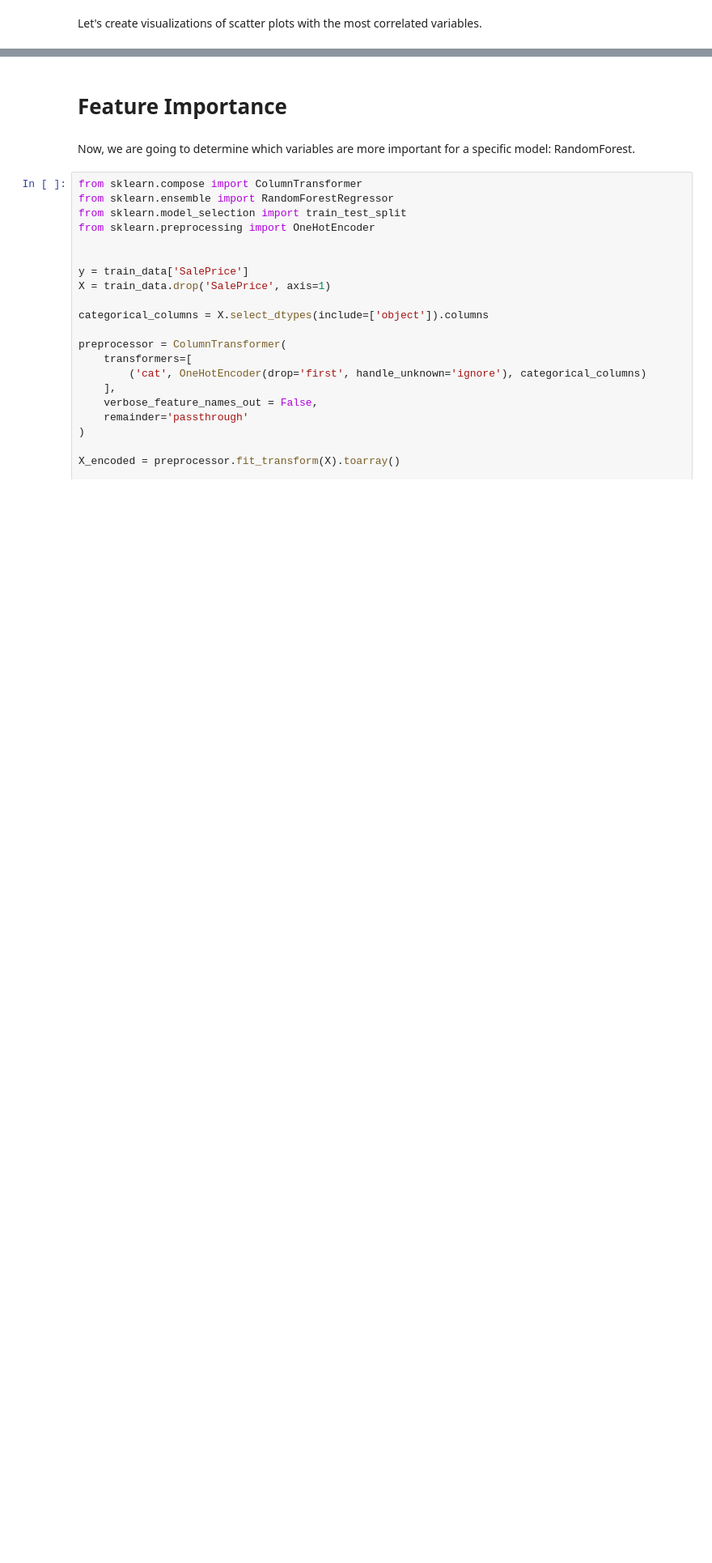
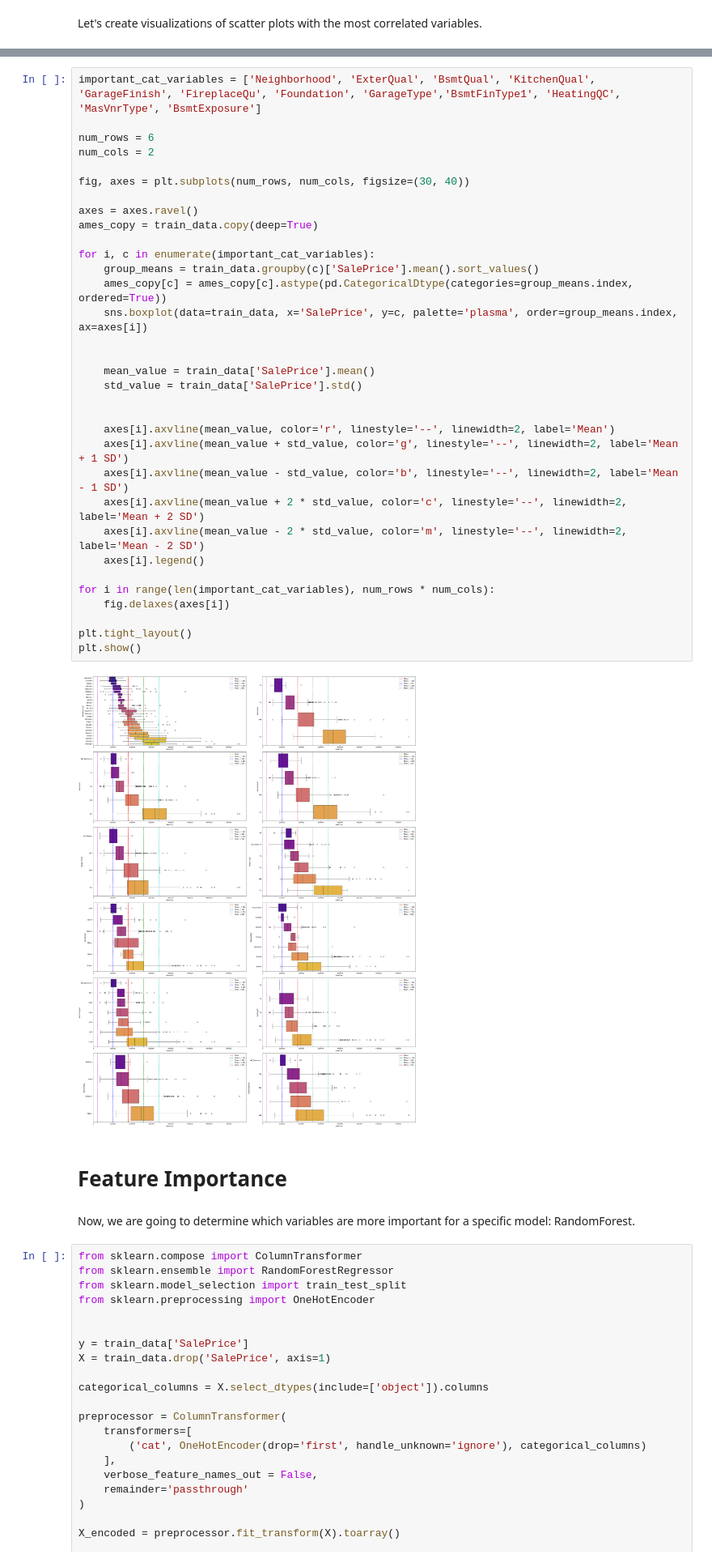
Before and after one commit to quintino-e/Ames_Housing_Regression, a Jupyter notebook: EDA.ipynb, the cells around one changed output, grey strips where cells are left out. Shown at 81% size. Drawn from its saved outputs; the diff is of its cells as text; blank space fills up the shorter version.

```diff
--- a/EDA.ipynb
+++ b/EDA.ipynb
@@ -240,3 +263,38 @@ plt.tight_layout()
+# %%
+important_cat_variables = ['Neighborhood', 'ExterQual', 'BsmtQual', 'KitchenQual', 'GarageFinish', 'FireplaceQu', 'Foundation', 'GarageType','BsmtFinType1', 'HeatingQC', 'MasVnrType', 'BsmtExposure']
+
+num_rows = 6
+num_cols = 2
+
+fig, axes = plt.subplots(num_rows, num_cols, figsize=(30, 40))
+
+axes = axes.ravel()
+ames_copy = train_data.copy(deep=True)
+
+for i, c in enumerate(important_cat_variables):
+    group_means = train_data.groupby(c)['SalePrice'].mean().sort_values()
+    ames_copy[c] = ames_copy[c].astype(pd.CategoricalDtype(categories=group_means.index, ordered=True))
+    sns.boxplot(data=train_data, x='SalePrice', y=c, palette='plasma', order=group_means.index, ax=axes[i])
+
+
+    mean_value = train_data['SalePrice'].mean()
+    std_value = train_data['SalePrice'].std()
+
+
+    axes[i].axvline(mean_value, color='r', linestyle='--', linewidth=2, label='Mean')
+    axes[i].axvline(mean_value + std_value, color='g', linestyle='--', linewidth=2, label='Mean + 1 SD')
+    axes[i].axvline(mean_value - std_value, color='b', linestyle='--', linewidth=2, label='Mean - 1 SD')
+    axes[i].axvline(mean_value + 2 * std_value, color='c', linestyle='--', linewidth=2, label='Mean + 2 SD')
+    axes[i].axvline(mean_value - 2 * std_value, color='m', linestyle='--', linewidth=2, label='Mean - 2 SD')
+    axes[i].legend()
+
+for i in range(len(important_cat_variables), num_rows * num_cols):
+    fig.delaxes(axes[i])
+
+plt.tight_layout()
+plt.show()
+# %% [output]
+[figure, added]
 # %% [markdown]
 # Feature Importance
 # %% [markdown]
```
Also changed, not shown: parts of 11 cells of this notebook.
